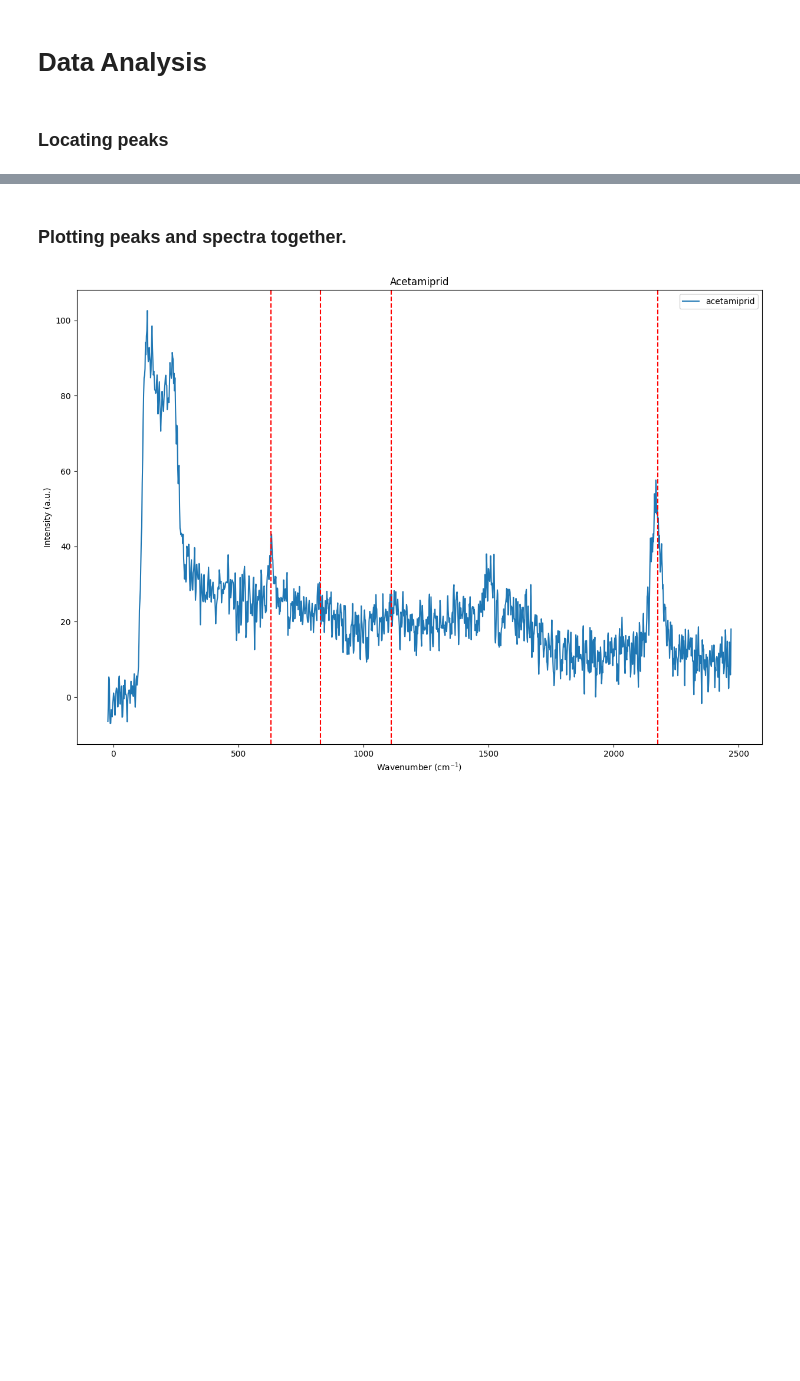
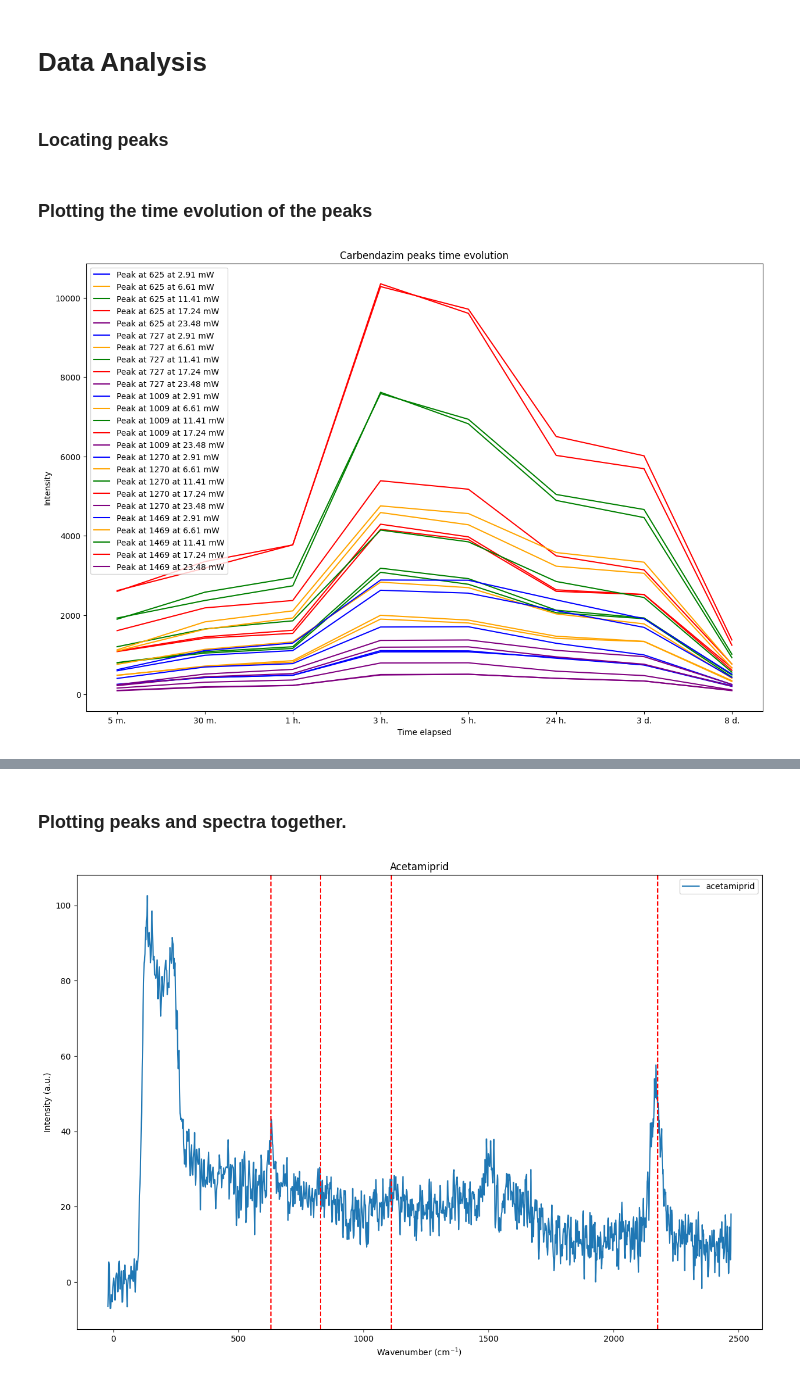
Before and after one commit to anva-kn/Raman, a Jupyter notebook: Publication/Aging&Time_evol.ipynb, the cells around one changed output, grey strips where cells are left out. Cells and saved outputs as stored; diff of their text form; code cells hidden in the pictures; blank space fills up the shorter version.

```diff
--- a/Publication/Aging&Time_evol.ipynb
+++ b/Publication/Aging&Time_evol.ipynb
@@ -370,3 +370,20 @@ for i in range(len(acetamiprid_peaks)):
 acephate_peaks_index = np.zeros(len(acephate_peaks), dtype=int)
 for i in range(len(acephate_peaks)):
     acephate_peaks_index[i] = np.argmin(np.abs(f_sup_0810 - acephate_peaks[i]))
+# %% [markdown]
+### Plotting the time evolution of the peaks
+# %%
+plt.figure(figsize=(15, 10))
+for peak in carbendazim_peaks_index:
+    plt.plot(time_labels, car_power_time_evol_mean_smooth[0, :, peak], label=f'Peak at {round(f_sup_0810[peak])} at 2.91 mW', color='blue')
+    plt.plot(time_labels, car_power_time_evol_mean_smooth[1, :, peak], label=f'Peak at {round(f_sup_0810[peak])} at 6.61 mW', color='orange')
+    plt.plot(time_labels, car_power_time_evol_mean_smooth[2, :, peak], label=f'Peak at {round(f_sup_0810[peak])} at 11.41 mW', color='green')
+    plt.plot(time_labels, car_power_time_evol_mean_smooth[3, :, peak], label=f'Peak at {round(f_sup_0810[peak])} at 17.24 mW', color='red')
+    plt.plot(time_labels, car_power_time_evol_mean_smooth[4, :, peak], label=f'Peak at {round(f_sup_0810[peak])} at 23.48 mW', color='purple')
+plt.legend()
+plt.xlabel("Time elapsed")
+plt.ylabel("Intensity")
+plt.title("Carbendazim peaks time evolution")
+plt.show()
+# %% [output]
+[figure, added]
```
Also changed, not shown: parts of 2 cells of this notebook.
